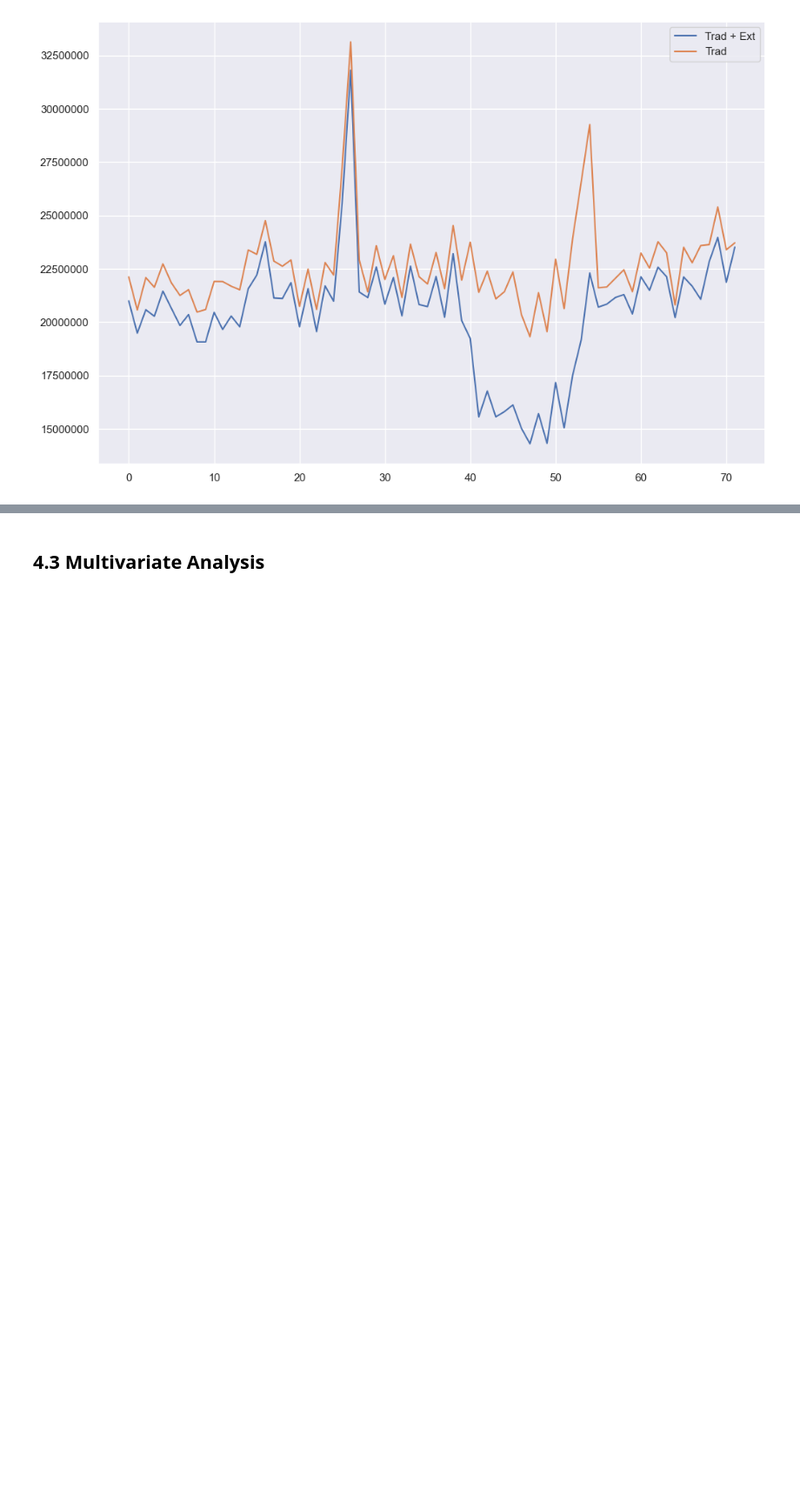
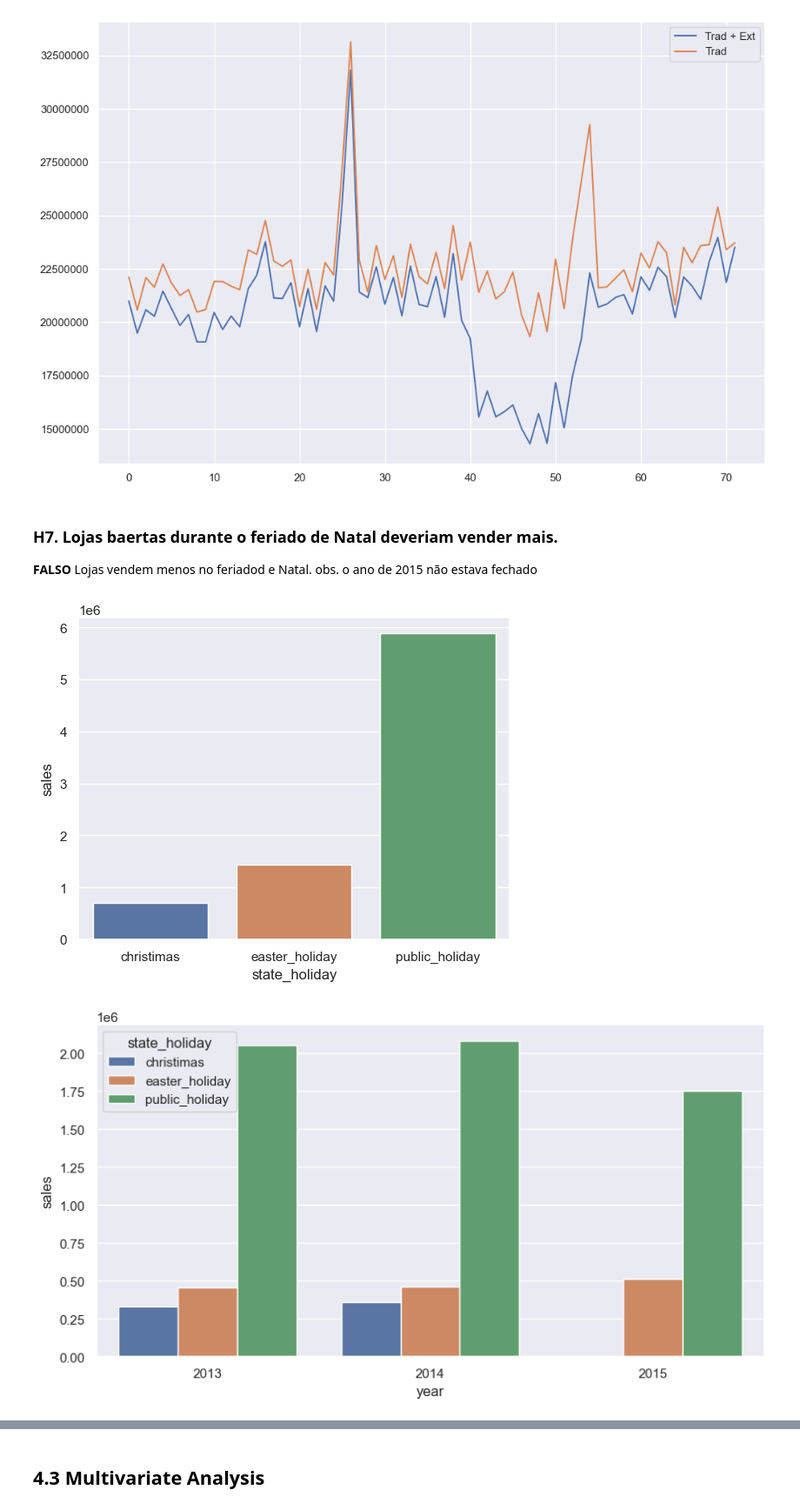
Before and after one commit to BlueBics/rossmann_sales_prediction, a Jupyter notebook: v01_store_sales_prediction.ipynb, the cells around one changed output, grey strips where cells are left out. Shown at 87% size. Drawn from its saved outputs; the diff is of its cells as text; code cells hidden in the pictures; blank space fills up the shorter version.

```diff
--- a/v01_store_sales_prediction.ipynb
+++ b/v01_store_sales_prediction.ipynb
@@ -677,3 +683,18 @@ plt.ticklabel_format(style='plain', axis='y')
 aux.legend(labels=['Trad + Ext', 'Trad']);
 # %% [output]
 [figure]
+# %% [markdown]
+### **H7.** Lojas baertas durante o feriado de Natal deveriam vender mais.
+**FALSO** Lojas vendem menos no feriadod e Natal. obs. o ano de 2015 não estava fechado
+# %%
+aux = df4[df4['state_holiday'] != 'regular_day']
+aux1 = aux[['state_holiday','sales']].groupby('state_holiday').sum().reset_index()
+
+sns.barplot(aux1, x='state_holiday', y='sales')
+
+aux2 = aux[['year','state_holiday', 'sales']].groupby(['year', 'state_holiday']).sum().reset_index()
+plt.figure(figsize=(10,5))
+sns.barplot(aux2, x='year', y= 'sales', hue='state_holiday');
+# %% [output]
+[figure, added]
+[figure, added]
```
Also changed, not shown: parts of 15 cells of this notebook.
